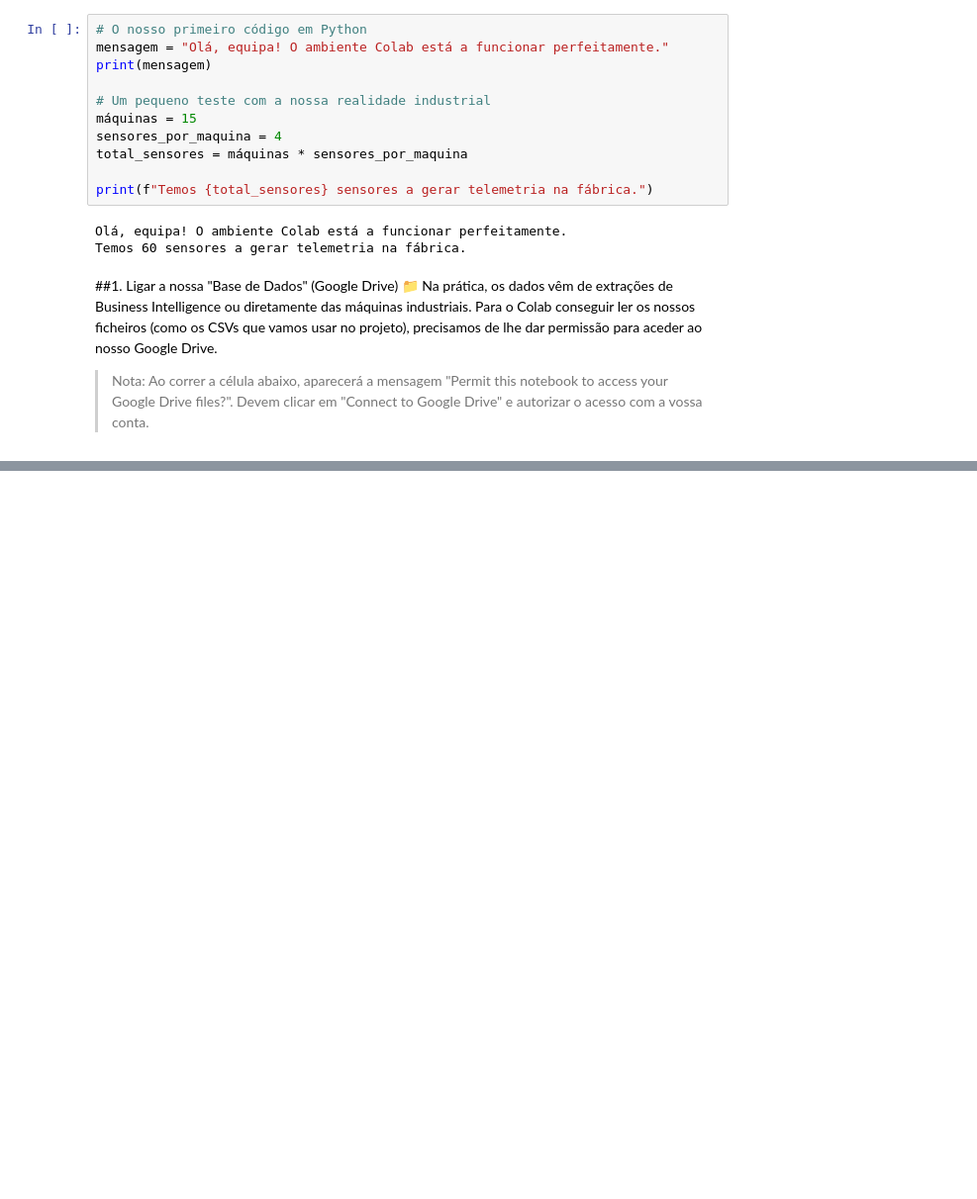
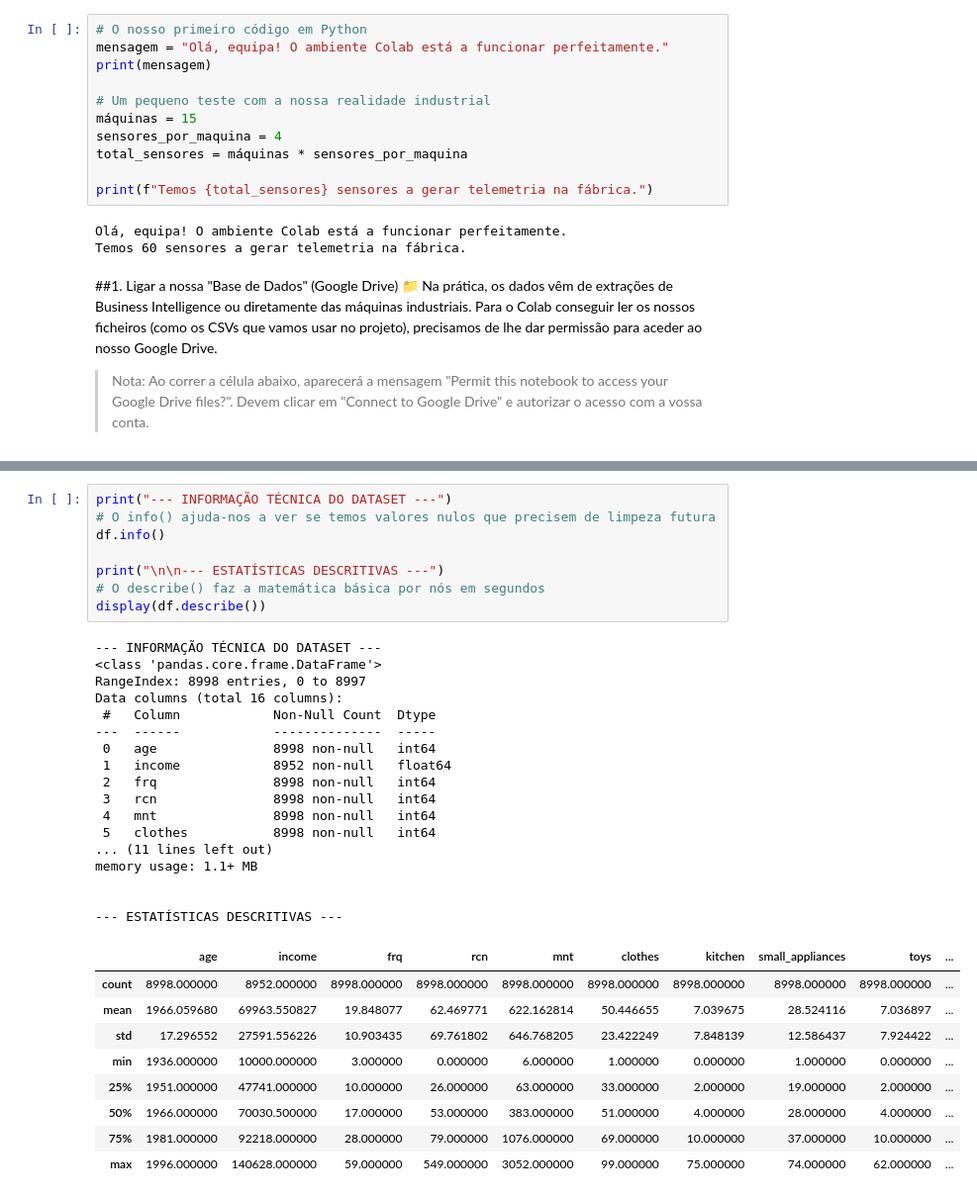
Before and after one commit to MPCCoder/Data-Science-e-Modelos-Preditivos, a Jupyter notebook: Data_Science_e_Modelos_Preditivos_Lab1.ipynb, the cells around one changed output, grey strips where cells are left out. Shown at 99% size. Cells and saved outputs as stored; diff of their text form; blank space fills up the shorter version.

```diff
--- a/Data_Science_e_Modelos_Preditivos_Lab1.ipynb
+++ b/Data_Science_e_Modelos_Preditivos_Lab1.ipynb
@@ -27,0 +109,35 @@ Na prática, os dados vêm de extrações de Business Intelligence ou diretament
+# %%
+print("--- INFORMAÇÃO TÉCNICA DO DATASET ---")
+# O info() ajuda-nos a ver se temos valores nulos que precisem de limpeza futura
+df.info()
+
+print("\n\n--- ESTATÍSTICAS DESCRITIVAS ---")
+# O describe() faz a matemática básica por nós em segundos
+display(df.describe())
+# %% [output]
+--- INFORMAÇÃO TÉCNICA DO DATASET ---
+<class 'pandas.core.frame.DataFrame'>
+RangeIndex: 8998 entries, 0 to 8997
+Data columns (total 16 columns):
+ #   Column            Non-Null Count  Dtype
+---  ------            --------------  -----
+ 0   age               8998 non-null   int64
+ 1   income            8952 non-null   float64
+ 2   frq               8998 non-null   int64
+ 3   rcn               8998 non-null   int64
+ 4   mnt               8998 non-null   int64
+ 5   clothes           8998 non-null   int64
+... (11 lines left out)
+memory usage: 1.1+ MB
+
+
+--- ESTATÍSTICAS DESCRITIVAS ---
+|  | age | income | frq | rcn | mnt | clothes | kitchen | small_appliances | toys | ... |
+| count | 8998.000000 | 8952.000000 | 8998.000000 | 8998.000000 | 8998.000000 | 8998.000000 | 8998.000000 | 8998.000000 | 8998.000000 | ... |
+| mean | 1966.059680 | 69963.550827 | 19.848077 | 62.469771 | 622.162814 | 50.446655 | 7.039675 | 28.524116 | 7.036897 | ... |
+| std | 17.296552 | 27591.556226 | 10.903435 | 69.761802 | 646.768205 | 23.422249 | 7.848139 | 12.586437 | 7.924422 | ... |
+| min | 1936.000000 | 10000.000000 | 3.000000 | 0.000000 | 6.000000 | 1.000000 | 0.000000 | 1.000000 | 0.000000 | ... |
+| 25% | 1951.000000 | 47741.000000 | 10.000000 | 26.000000 | 63.000000 | 33.000000 | 2.000000 | 19.000000 | 2.000000 | ... |
+| 50% | 1966.000000 | 70030.500000 | 17.000000 | 53.000000 | 383.000000 | 51.000000 | 4.000000 | 28.000000 | 4.000000 | ... |
+| 75% | 1981.000000 | 92218.000000 | 28.000000 | 79.000000 | 1076.000000 | 69.000000 | 10.000000 | 37.000000 | 10.000000 | ... |
+| max | 1996.000000 | 140628.000000 | 59.000000 | 549.000000 | 3052.000000 | 99.000000 | 75.000000 | 74.000000 | 62.000000 | ... |
```
Also changed, not shown: parts of 7 cells of this notebook.
